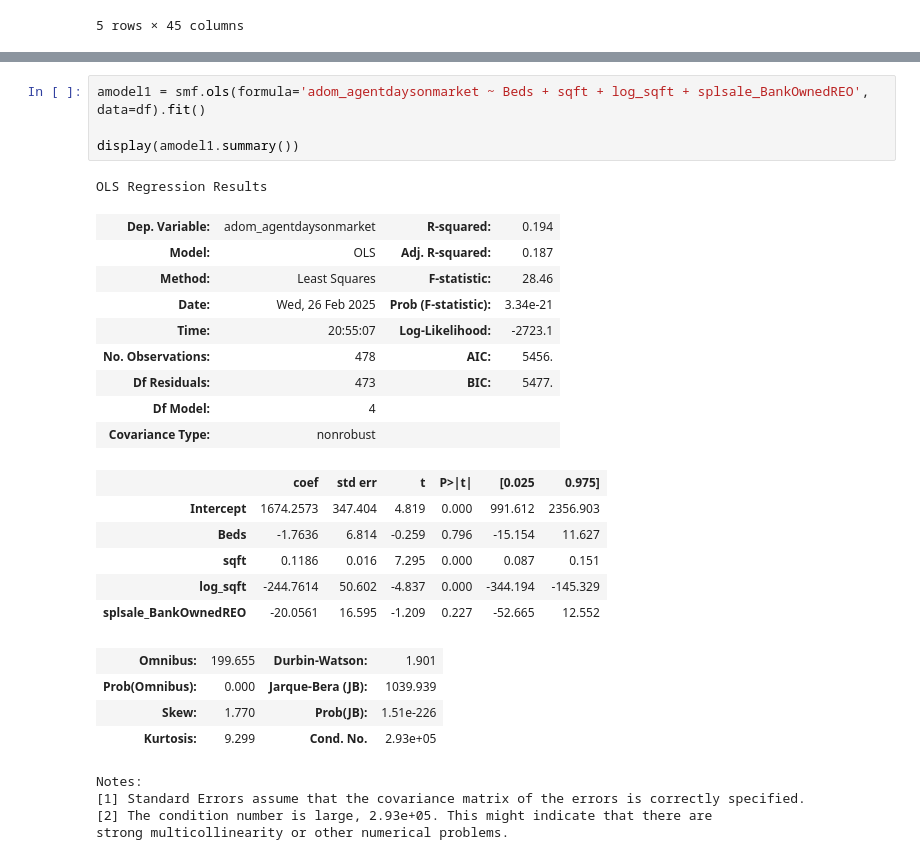
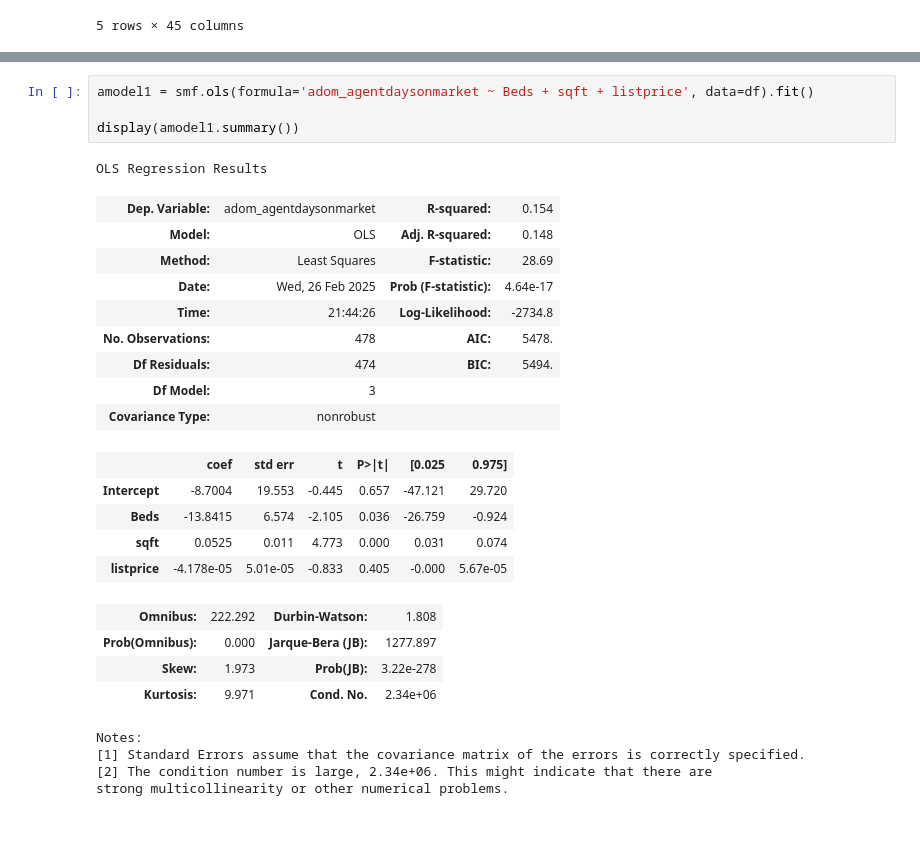
Before and after one commit to bombTechCoder/huntersGreen, a Jupyter notebook: scripts/predictSales.ipynb, the cells around one changed output, grey strips where cells are left out. Drawn from its saved outputs; the diff is of its cells as text; blank space fills up the shorter version.

```diff
--- a/scripts/predictSales.ipynb
+++ b/scripts/predictSales.ipynb
@@ -193,33 +192,32 @@ display(HTML(html))
 |  |  |  |  |
 | Note: | *p<0.1; **p<0.05; ***p<0.01 |  |  |
 # %%
-amodel1 = smf.ols(formula='adom_agentdaysonmarket ~ Beds + sqft + log_sqft + splsale_BankOwnedREO', data=df).fit()
+amodel1 = smf.ols(formula='adom_agentdaysonmarket ~ Beds + sqft + listprice', data=df).fit()
 
 display(amodel1.summary())
 # %% [output]
 OLS Regression Results
-| Dep. Variable: | adom_agentdaysonmarket | R-squared: | 0.194 |
-| Model: | OLS | Adj. R-squared: | 0.187 |
-| Method: | Least Squares | F-statistic: | 28.46 |
-| Date: | Wed, 26 Feb 2025 | Prob (F-statistic): | 3.34e-21 |
-| Time: | 20:55:07 | Log-Likelihood: | -2723.1 |
-| No. Observations: | 478 | AIC: | 5456. |
-| Df Residuals: | 473 | BIC: | 5477. |
-| Df Model: | 4 |  |  |
+| Dep. Variable: | adom_agentdaysonmarket | R-squared: | 0.154 |
+| Model: | OLS | Adj. R-squared: | 0.148 |
+| Method: | Least Squares | F-statistic: | 28.69 |
+| Date: | Wed, 26 Feb 2025 | Prob (F-statistic): | 4.64e-17 |
+| Time: | 21:44:26 | Log-Likelihood: | -2734.8 |
+| No. Observations: | 478 | AIC: | 5478. |
+| Df Residuals: | 474 | BIC: | 5494. |
+| Df Model: | 3 |  |  |
 | Covariance Type: | nonrobust |  |  |
 |  | coef | std err | t | P>|t| | [0.025 | 0.975] |
-| Intercept | 1674.2573 | 347.404 | 4.819 | 0.000 | 991.612 | 2356.903 |
-| Beds | -1.7636 | 6.814 | -0.259 | 0.796 | -15.154 | 11.627 |
-| sqft | 0.1186 | 0.016 | 7.295 | 0.000 | 0.087 | 0.151 |
-| log_sqft | -244.7614 | 50.602 | -4.837 | 0.000 | -344.194 | -145.329 |
-| splsale_BankOwnedREO | -20.0561 | 16.595 | -1.209 | 0.227 | -52.665 | 12.552 |
+| Intercept | -8.7004 | 19.553 | -0.445 | 0.657 | -47.121 | 29.720 |
+| Beds | -13.8415 | 6.574 | -2.105 | 0.036 | -26.759 | -0.924 |
+| sqft | 0.0525 | 0.011 | 4.773 | 0.000 | 0.031 | 0.074 |
+| listprice | -4.178e-05 | 5.01e-05 | -0.833 | 0.405 | -0.000 | 5.67e-05 |
-| Omnibus: | 199.655 | Durbin-Watson: | 1.901 |
-| Prob(Omnibus): | 0.000 | Jarque-Bera (JB): | 1039.939 |
-| Skew: | 1.770 | Prob(JB): | 1.51e-226 |
-| Kurtosis: | 9.299 | Cond. No. | 2.93e+05 |
+| Omnibus: | 222.292 | Durbin-Watson: | 1.808 |
+| Prob(Omnibus): | 0.000 | Jarque-Bera (JB): | 1277.897 |
+| Skew: | 1.973 | Prob(JB): | 3.22e-278 |
+| Kurtosis: | 9.971 | Cond. No. | 2.34e+06 |
 Notes:
 [1] Standard Errors assume that the covariance matrix of the errors is correctly specified.
-[2] The condition number is large, 2.93e+05. This might indicate that there are
+[2] The condition number is large, 2.34e+06. This might indicate that there are
 strong multicollinearity or other numerical problems.
 # %%
 amodel2 = smf.ols(formula='adom_agentdaysonmarket ~ long + yrblt + lotsqft + bathsfull', data=df).fit()
```
Also changed, not shown: parts of 7 cells of this notebook.
